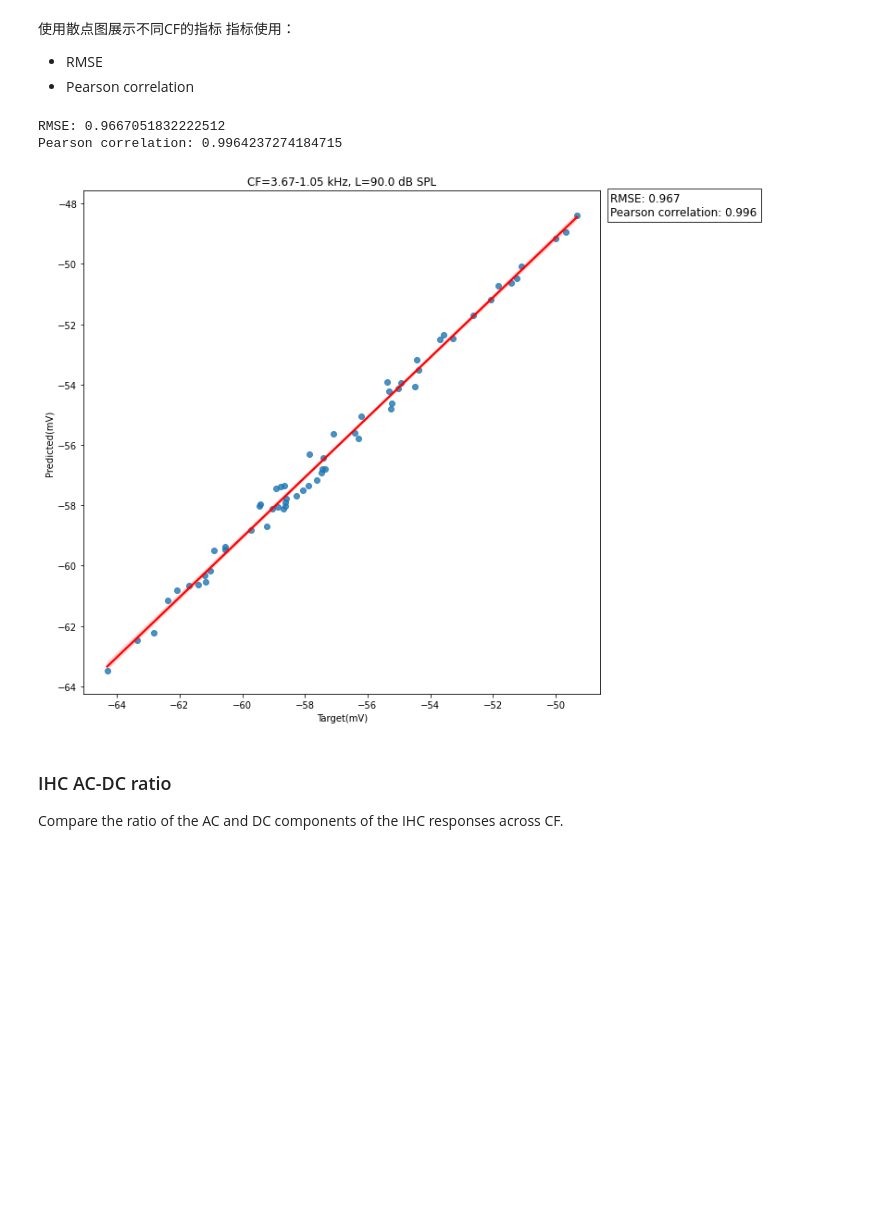
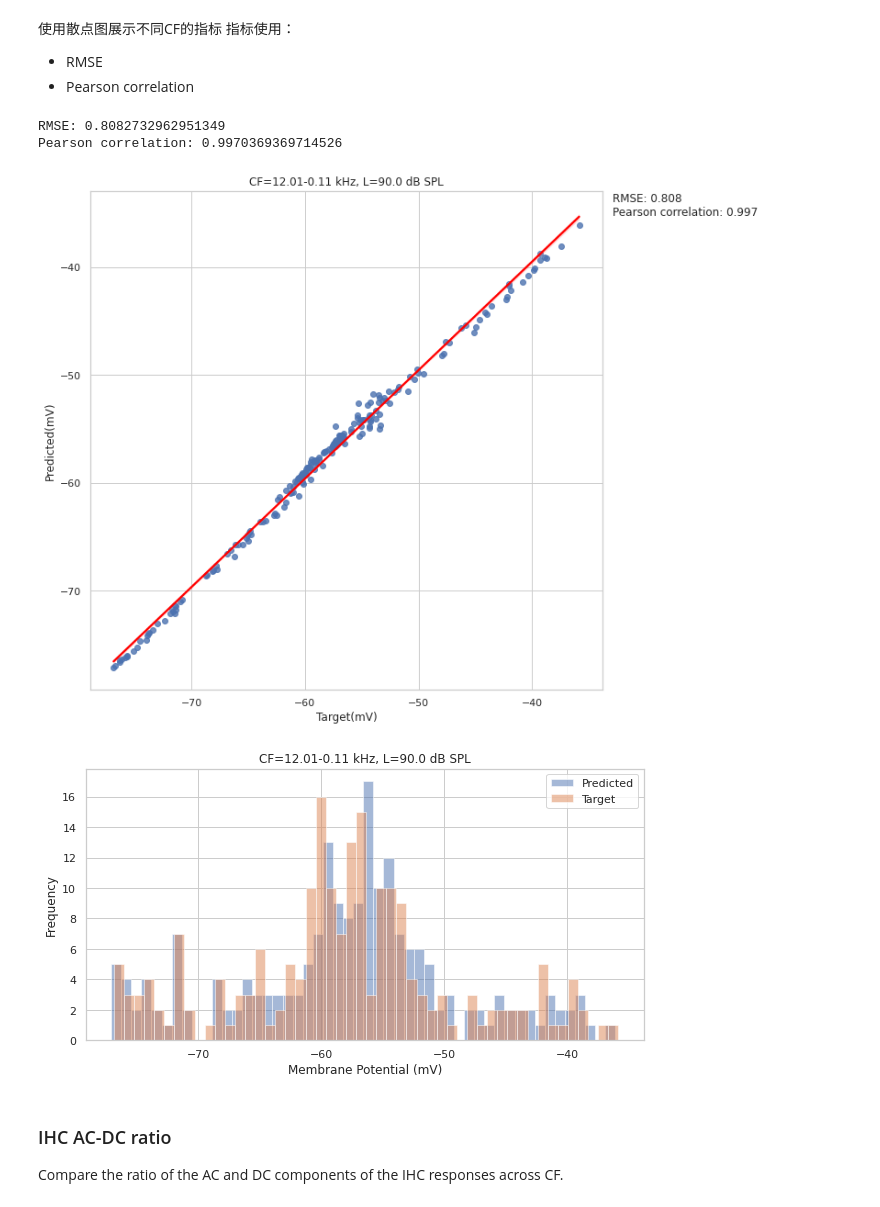
Before and after one commit to xuhe2/CoNNear_IHC-ANF, a Jupyter notebook: connear_notebook.ipynb, the cells around one changed output. Saved outputs shown, nothing was run; the diff lists cells and outputs as text; code cells hidden in the pictures; blank space fills up the shorter version.

```diff
--- a/connear_notebook.ipynb
+++ b/connear_notebook.ipynb
@@ -510,0 +665,28 @@ Mean Absolute Error: 0.1597367809160831
+# %%
+# 使用表格的形式展示
+# 使用plt绘制表格
+diffs:list = []
+
+for i in range(len(L)):
+    diff = compare_mean_output(ihc_connear_mean[i]*1e3, ihc_target_mean[i]*1e3)
+    diffs.append(diff)
+# 创建一个DataFrame来存储数据
+data = {
+    'L (dB SPL)': L,
+    'Pearson correlation': [d['pearson_corr'] for d in diffs],
+    'Mean Squared Error': [d['mse'] for d in diffs],
+    'Mean Absolute Error': [d['mae'] for d in diffs],
+    'Root Mean Squared Error': [d['rmse'] for d in diffs]
+}
+
+import pandas as pd
+import seaborn as sns
+
+df = pd.DataFrame(data)
+# 使用seaborn绘制表格
+sns.set_theme(style="whitegrid")
+ax = sns.barplot(x='L (dB SPL)', y='Value', hue='Metric', data=df.melt(id_vars=['L (dB SPL)'], var_name='Metric', value_name='Value'))
+ax.set_xlabel('L (dB SPL)')
+ax.set_ylabel('Value')
+ax.set_title('Comparison between CoNNear and Target')
+plt.show()
@@ -610,10 +871,10 @@ import pandas as pd
 
 l = 9
 
-time_to_check = 1000 # 被检查的时间点
+time_to_check = 900 # 被检查的时间点
 
-left_cf = 60
-right_cf = 120
+left_cf = 0
+right_cf = 200
 
 predicted = ihc_connear[l, time_to_check, left_cf:right_cf].T*1e3
 target = ihc_target[l, time_to_check, left_cf:right_cf].T*1e3
@@ -621,36 +882,47 @@ target = ihc_target[l, time_to_check, left_cf:right_cf].T*1e3
 # 计算RMSE
 rmse = np.sqrt(np.mean((predicted - target) ** 2))
 
 # 计算Pearson correlation
 pearson_corr = np.corrcoef(predicted, target, rowvar=False)[0, 1]
 
 print(f'RMSE: {rmse}')
 print(f'Pearson correlation: {pearson_corr}')
 
 # 绘制散点图
 plt.figure(figsize=(10, 10))
 
 sns.regplot(x=target, y=predicted, line_kws={"color": "red"})
 # 自定义置信区间颜色和透明度
 # sns.regplot(x=target, y=predicted, scatter=False, ci=10, color='lightgrey')
 
 plt.xlabel('Target(mV)')
 plt.ylabel('Predicted(mV)')
 plt.title(f'CF={CF_connear[left_cf]/1e3:.2f}-{CF_connear[right_cf]/1e3:.2f} kHz, L={L[l]} dB SPL')
 
 # 添加文本内容
 text_content:str = f"""
 RMSE: {rmse:.3f}
 Pearson correlation: {pearson_corr:.3f}
 """.strip()
 plt.text(1.02, 0.95, text_content, transform=plt.gca().transAxes, fontsize=12,
          bbox=dict(facecolor='white', alpha=0.8))
 
 plt.show()
+
+# 使用柱状图展示膜电压的大小分布
+plt.figure(figsize=(10, 5))
+plt.hist(ihc_connear[l, time_to_check, left_cf:right_cf].T*1e3, bins=50, alpha=0.5, label='Predicted')
+plt.hist(ihc_target[l, time_to_check, left_cf:right_cf].T*1e3, bins=50, alpha=0.5, label='Target')
+plt.xlabel('Membrane Potential (mV)')
+plt.ylabel('Frequency')
+plt.title(f'CF={CF_connear[left_cf]/1e3:.2f}-{CF_connear[right_cf]/1e3:.2f} kHz, L={L[l]} dB SPL')
+plt.legend()
+plt.show()
 # %% [output]
-RMSE: 0.9667051832222512
-Pearson correlation: 0.9964237274184715
+RMSE: 0.8082732962951349
+Pearson correlation: 0.9970369369714526
-[figure, old version]
+[figure, new version]
+[figure, added]
 # %% [markdown]
 ### IHC AC-DC ratio
 Compare the ratio of the AC and DC components of the IHC responses across CF.
```
Also changed, not shown: parts of 22 cells of this notebook.
